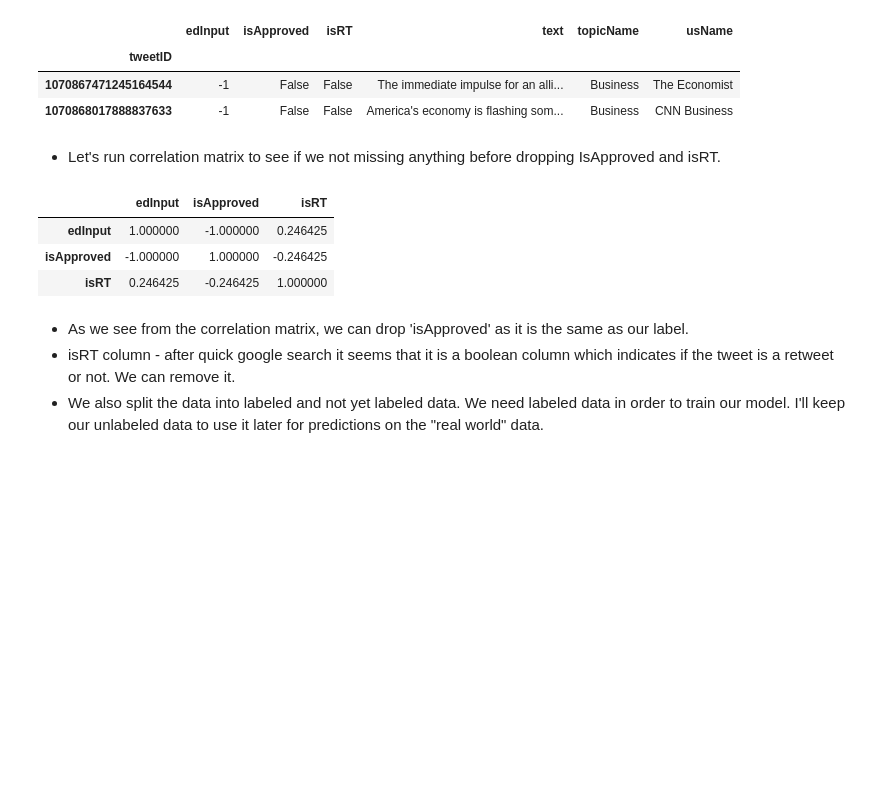
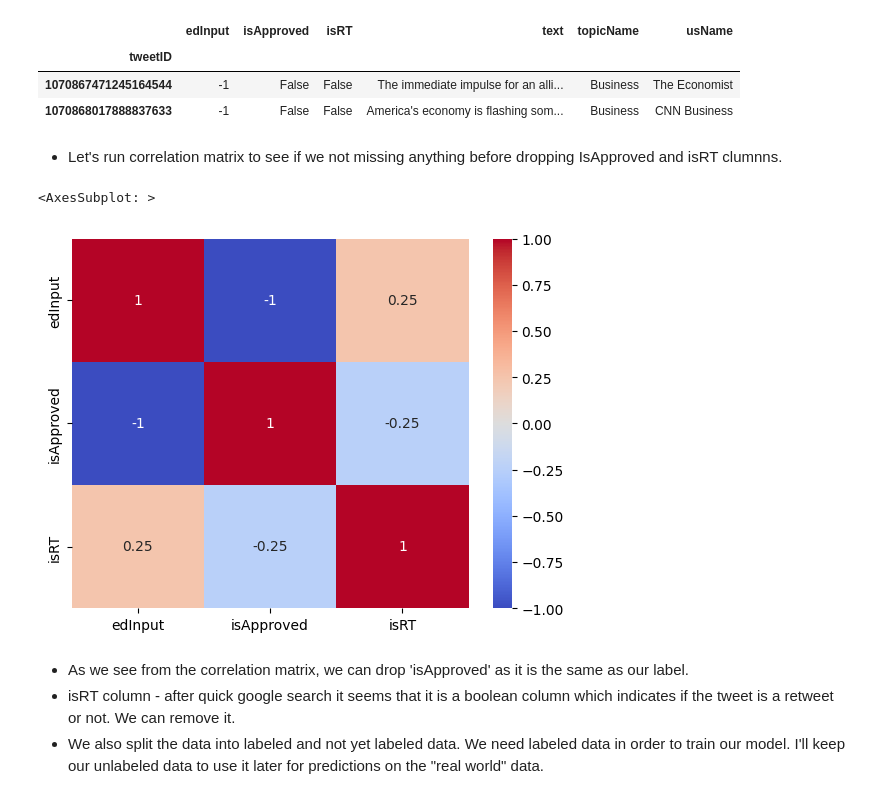
Before and after one commit to Folongton/NLP-Tweet-Classification, a Jupyter notebook: P4-NLP-Tweet-Classification.ipynb, the cells around one changed output. Saved outputs shown, nothing was run; the diff lists cells and outputs as text; code cells hidden in the pictures; blank space fills up the shorter version.

```diff
--- a/P4-NLP-Tweet-Classification.ipynb
+++ b/P4-NLP-Tweet-Classification.ipynb
@@ -114,14 +174,12 @@ df.head(2)
 | 1070867471245164544 | -1 | False | False | The immediate impulse for an alli... | Business | The Economist |
 | 1070868017888837633 | -1 | False | False | America's economy is flashing som... | Business | CNN Business |
 # %% [markdown]
-* Let's run correlation matrix to see if we not missing anything before dropping IsApproved and isRT.
+* Let's run correlation matrix to see if we not missing anything before dropping IsApproved and isRT clumnns.
 # %%
-df[df['edInput']!=-1][['edInput','isApproved','isRT']].corr()
+sns.heatmap(df[df['edInput']!=-1][['edInput','isApproved','isRT']].corr(), annot=True, cmap='coolwarm')
 # %% [output]
-|  | edInput | isApproved | isRT |
-| edInput | 1.000000 | -1.000000 | 0.246425 |
-| isApproved | -1.000000 | 1.000000 | -0.246425 |
-| isRT | 0.246425 | -0.246425 | 1.000000 |
+<AxesSubplot: >
+[figure, added]
 # %% [markdown]
 * As we see from the correlation matrix, we can drop 'isApproved' as it is the same as our label.
 * isRT column - after quick google search it seems that it is a boolean column which indicates if the tweet is a retweet or not. We can remove it.
```
Also changed, not shown: parts of 11 cells of this notebook.
